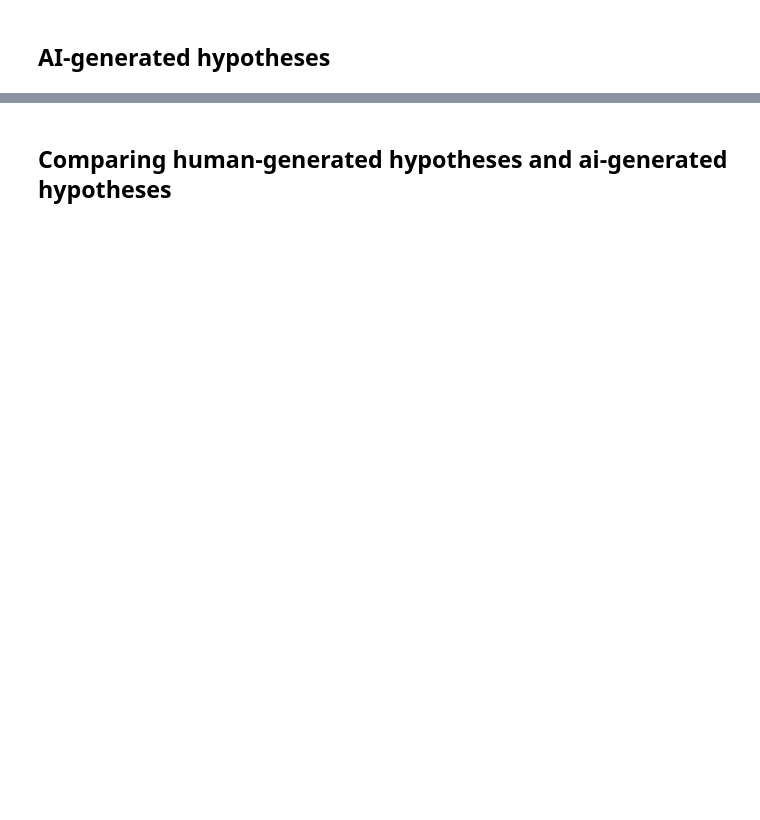
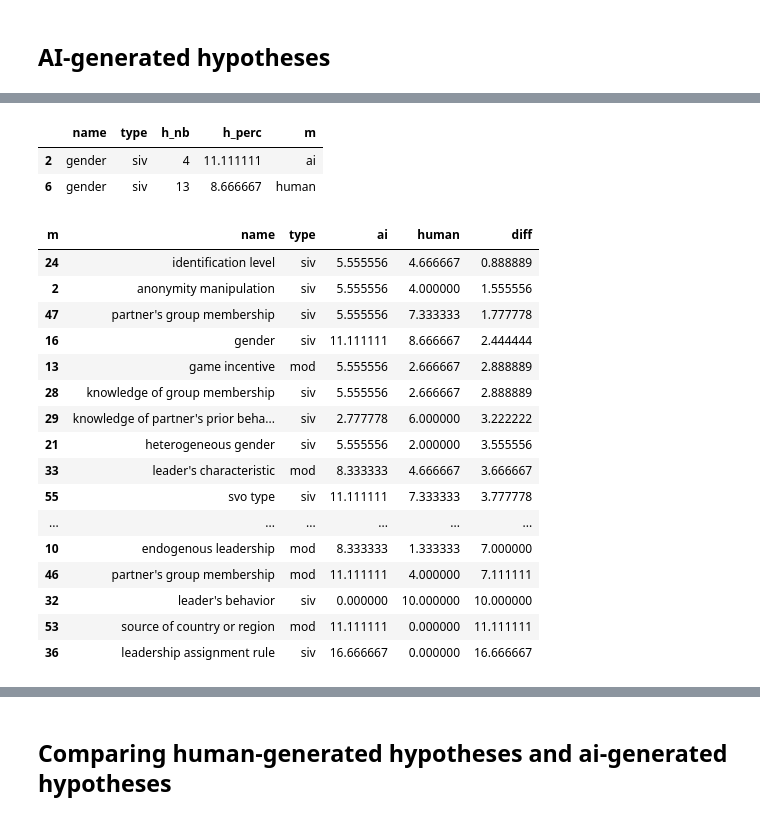
Before and after one commit to InesBlin/coda_hypothesis_generation, a Jupyter notebook: experiments/user_studies/analyse_user_studies.ipynb, the cells around one changed output, grey strips where cells are left out. Saved outputs shown, nothing was run; the diff lists cells and outputs as text; code cells hidden in the pictures; blank space fills up the shorter version.

```diff
--- a/experiments/user_studies/analyse_user_studies.ipynb
+++ b/experiments/user_studies/analyse_user_studies.ipynb
@@ -214,0 +348,19 @@ ai_h.sample(3)
+# %%
+df_comparison_siv_mod = pd.DataFrame(columns=["name", "type", "h_nb", "h_perc", "m"])
+
+def helper(x):
+    if x[-1] == x[-2] and not x.endswith("fee"):
+        return x[:-1]
+    return x
+
+for df, m in [(ai_h[ai_h.user_id==0], "ai"), (human_h, "human")]:
+    nb = df.shape[0]
+    for t in ["siv", "mod"]:
+        curr_df = df.groupby([t]).agg({"hypothesis": "count"}).reset_index() \
+            .rename(columns={t: "name", "hypothesis": "h_nb"})
+        curr_df["name"] = curr_df["name"].apply(helper)
+        curr_df["type"] = t
+        curr_df["h_perc"] = 100 * curr_df["h_nb"] / nb
+        curr_df["m"] = m
+        df_comparison_siv_mod = pd.concat([df_comparison_siv_mod, curr_df])
+df_comparison_siv_mod
@@ -214,0 +382,28 @@ ai_h.sample(3)
+# %%
+df_comparison_siv_mod[df_comparison_siv_mod.name=="gender"]
+# %% [output]
+|  | name | type | h_nb | h_perc | m |
+| 2 | gender | siv | 4 | 11.111111 | ai |
+| 6 | gender | siv | 13 | 8.666667 | human |
+# %%
+df_comparison_siv_mod_pivot = df_comparison_siv_mod.pivot_table(index=['name', 'type'], columns='m', values='h_perc').reset_index().fillna(0)
+df_comparison_siv_mod_pivot["diff"] = abs(df_comparison_siv_mod_pivot["ai"]-df_comparison_siv_mod_pivot["human"])
+df_comparison_siv_mod_pivot[(df_comparison_siv_mod_pivot.ai>5) | (df_comparison_siv_mod_pivot.human>5)].sort_values(by="diff")
+# %% [output]
+| m | name | type | ai | human | diff |
+| 24 | identification level | siv | 5.555556 | 4.666667 | 0.888889 |
+| 2 | anonymity manipulation | siv | 5.555556 | 4.000000 | 1.555556 |
+| 47 | partner's group membership | siv | 5.555556 | 7.333333 | 1.777778 |
+| 16 | gender | siv | 11.111111 | 8.666667 | 2.444444 |
+| 13 | game incentive | mod | 5.555556 | 2.666667 | 2.888889 |
+| 28 | knowledge of group membership | siv | 5.555556 | 2.666667 | 2.888889 |
+| 29 | knowledge of partner's prior beha... | siv | 2.777778 | 6.000000 | 3.222222 |
+| 21 | heterogeneous gender | siv | 5.555556 | 2.000000 | 3.555556 |
+| 33 | leader's characteristic | mod | 8.333333 | 4.666667 | 3.666667 |
+| 55 | svo type | siv | 11.111111 | 7.333333 | 3.777778 |
+| ... | ... | ... | ... | ... | ... |
+| 10 | endogenous leadership | mod | 8.333333 | 1.333333 | 7.000000 |
+| 46 | partner's group membership | mod | 11.111111 | 4.000000 | 7.111111 |
+| 32 | leader's behavior | siv | 0.000000 | 10.000000 | 10.000000 |
+| 53 | source of country or region | mod | 11.111111 | 0.000000 | 11.111111 |
+| 36 | leadership assignment rule | siv | 16.666667 | 0.000000 | 16.666667 |
```
Also changed, not shown: parts of 39 cells of this notebook.
